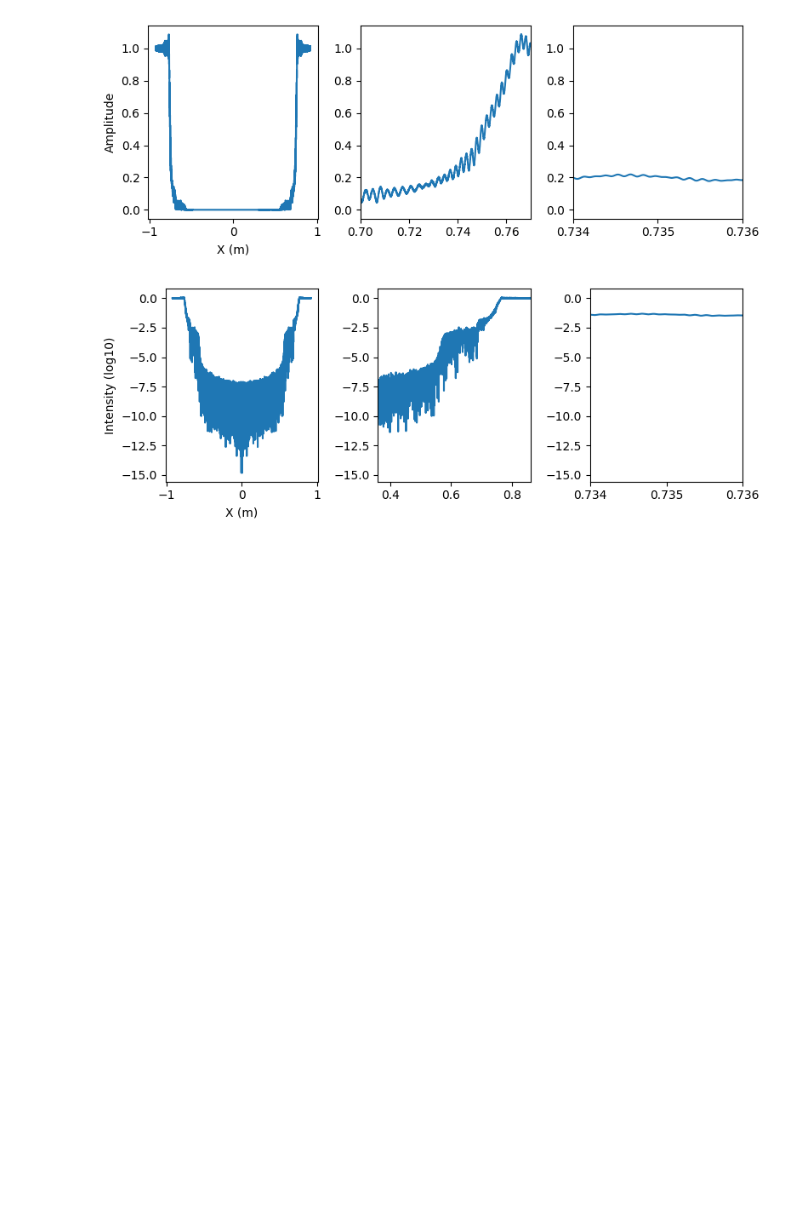
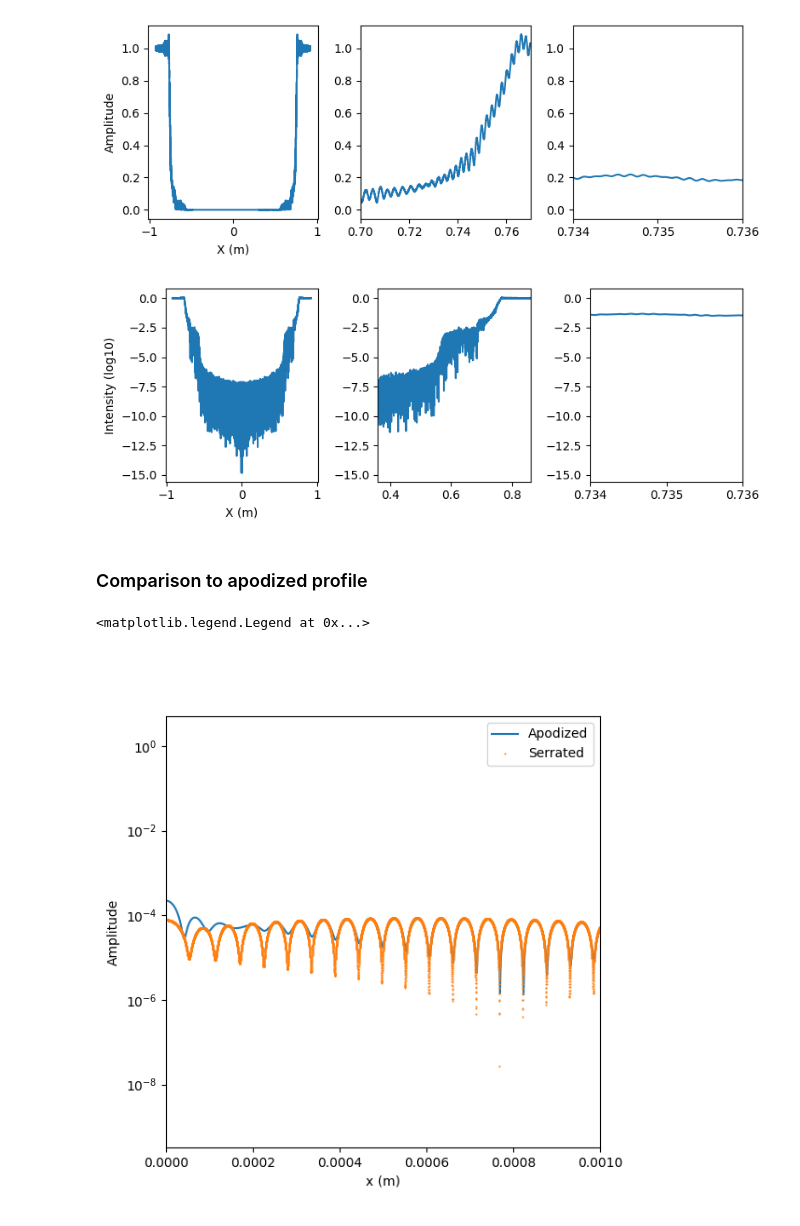
Before and after one commit to simon-prunet/polyFT, a Jupyter notebook: doFr.ipynb, the cells around one changed output. Drawn from its saved outputs; the diff is of its cells as text; code cells hidden in the pictures; blank space fills up the shorter version.

Commit message:
Changed z value to precisely match litterature for ASPIICS Added some figure production comparing apodized profile and serrated profiles computed offline and read from npz files.

```diff
--- a/doFr.ipynb
+++ b/doFr.ipynb
@@ -200,3 +200,5 @@ else:
 plt.tight_layout()
 # %% [output]
 [figure]
+# %% [markdown]
+### Comparison to apodized profile
@@ -202,0 +210,25 @@ plt.tight_layout()
+# %%
+# Read apodized diffraction pattern from matlab file
+matfile = '/scratch/prunet/polyFT/FresnelD71.mat'
+from pymatreader import read_mat
+mat_data = read_mat(matfile)
+x = mat_data['Axe']
+apodized = mat_data['FresnelAPOD'] # Linear apodization between 0.71 and 0.76 metres
+# Read serrated profile with same radius.
+npz_data = np.load('Serrated_Claude_radius_npetals_2048.npz')
+xx = npz_data['arr_0'][:, 0]
+serrated = npz_data['arr_1']
+if (not np.allclose(x,xx)):
+    raise ValueError("x and xx are not the same!")
+# %%
+fig, ax = plt.subplots(ncols=1, nrows=1, figsize=(6,6))
+ax.plot(x[0:10000], np.abs(apodized[0:10000]), label='Apodized')
+ax.plot(xx[0:10000], np.abs(serrated[0:10000]), '.',label='Serrated',markersize=1)
+ax.set_yscale('log')
+ax.set_xlabel('x (m)')
+ax.set_ylabel('Amplitude')
+ax.set_xlim([0.0, 0.001])
+ax.legend()
+# %% [output]
+<matplotlib.legend.Legend at 0x...>
+[figure, added]
```
Also changed, not shown: parts of 3 cells of this notebook, 4 other files.
